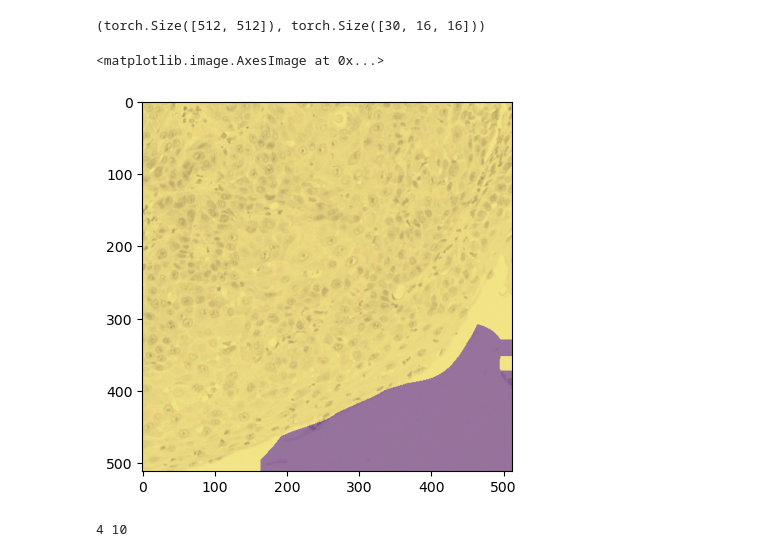
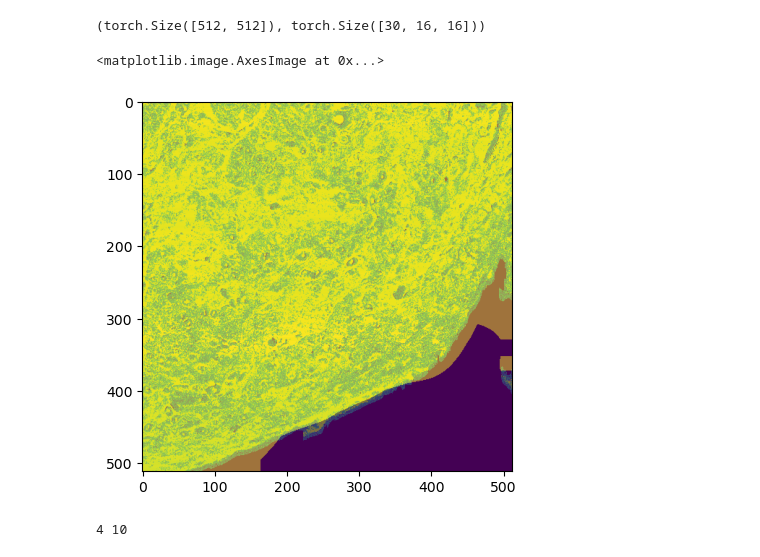
Before and after one commit to cyber-chris/this-does-not-look-like-that, a Jupyter notebook: model_result.ipynb, the cells around one changed output. Saved outputs shown, nothing was run; the diff lists cells and outputs as text; code cells hidden in the pictures.

Commit message:
update images in nb

```diff
--- a/model_result.ipynb
+++ b/model_result.ipynb
@@ -372,11 +377,11 @@ pred.shape, similarity_map.shape
 # %% [output]
 (torch.Size([512, 512]), torch.Size([30, 16, 16]))
 # %%
-plt.imshow(selected_hne_patch)
+plt.imshow(selected_patch[0].cpu().numpy())
 plt.imshow(pred.cpu().numpy(), alpha=0.5)
 # %% [output]
 <matplotlib.image.AxesImage at 0x...>
-[figure, old version]
+[figure, new version]
 # %%
 # %%
 map_pos_x, map_pos_y = selected_pixel_x // 32, selected_pixel_y // 32
```
Also changed, not shown: parts of 1 cell of this notebook.
